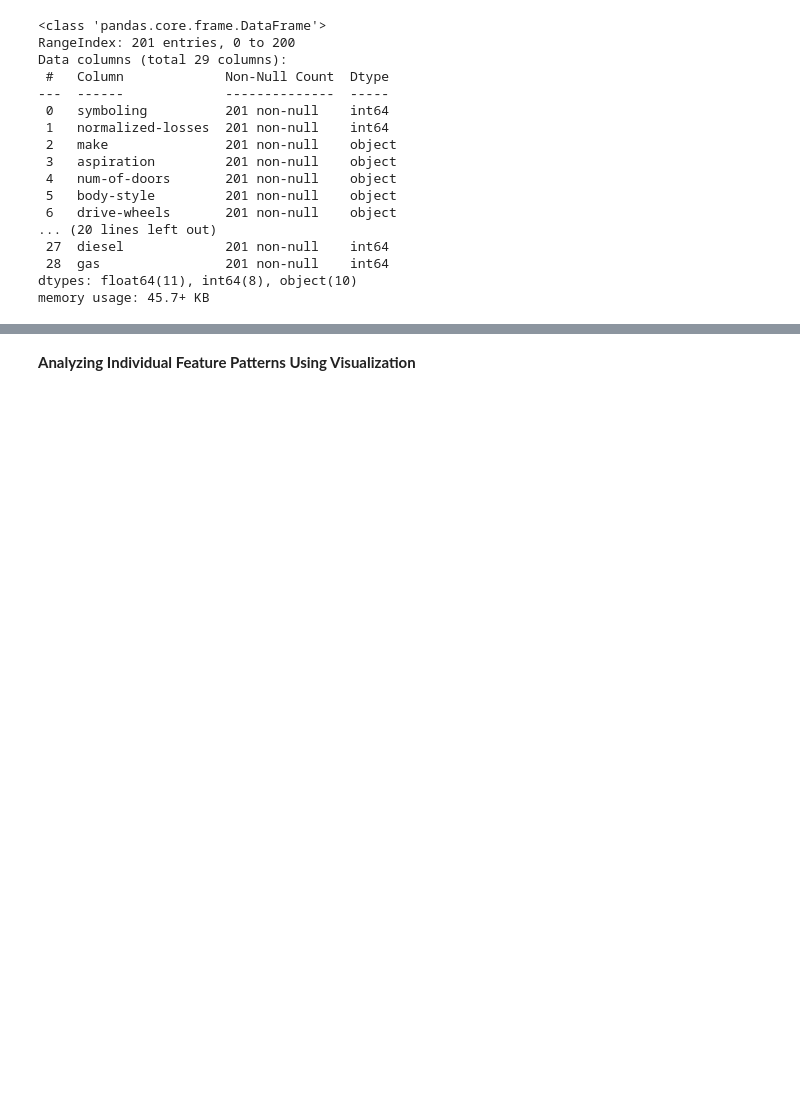
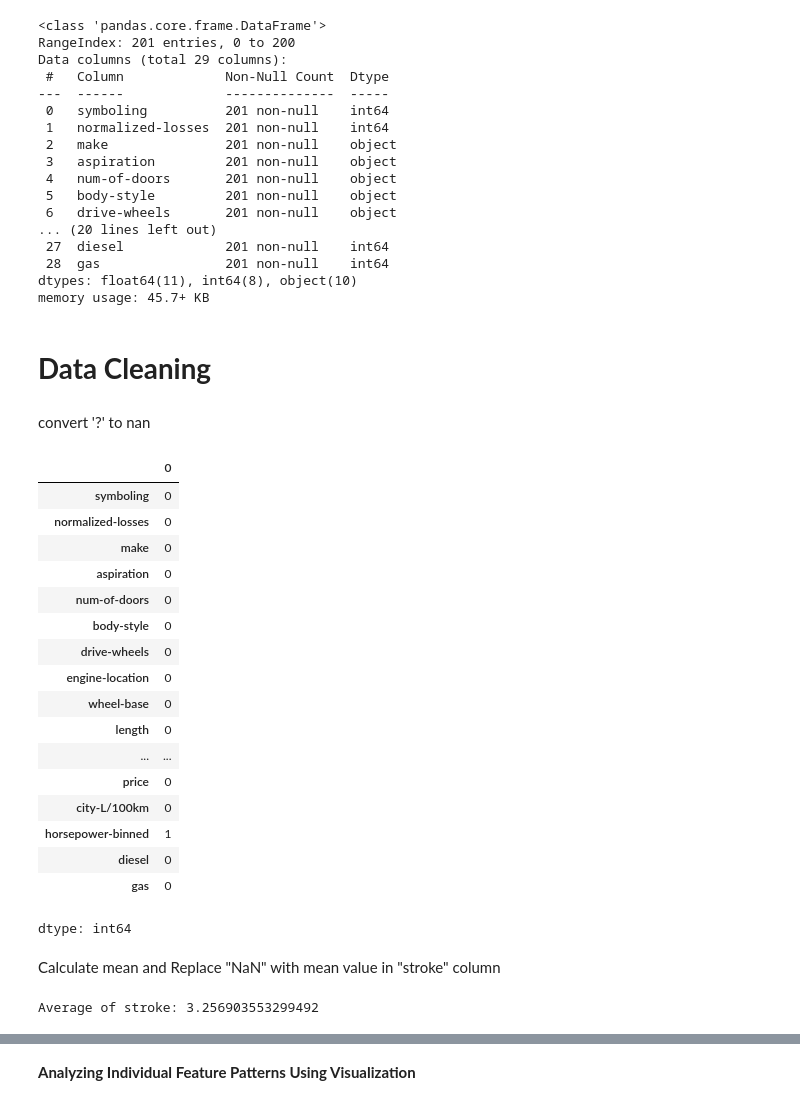
Before and after one commit to Furqan0123/TestRepo, a Jupyter notebook: Exploratory_Data_Analysis.ipynb, the cells around one changed output, grey strips where cells are left out. Drawn from its saved outputs; the diff is of its cells as text; code cells hidden in the pictures; blank space fills up the shorter version.

```diff
--- a/Exploratory_Data_Analysis.ipynb
+++ b/Exploratory_Data_Analysis.ipynb
@@ -75,3 +75,7 @@ Data columns (total 29 columns):
  28  gas                201 non-null    int64
 dtypes: float64(11), int64(8), object(10)
 memory usage: 45.7+ KB
+# %% [markdown]
+# **Data Cleaning**
+# %% [markdown]
+convert '?' to nan
@@ -77,0 +84,28 @@ memory usage: 45.7+ KB
+# %%
+df.isnull().sum()
+# %% [output]
+|  | 0 |
+| symboling | 0 |
+| normalized-losses | 0 |
+| make | 0 |
+| aspiration | 0 |
+| num-of-doors | 0 |
+| body-style | 0 |
+| drive-wheels | 0 |
+| engine-location | 0 |
+| wheel-base | 0 |
+| length | 0 |
+| ... | ... |
+| price | 0 |
+| city-L/100km | 0 |
+| horsepower-binned | 1 |
+| diesel | 0 |
+| gas | 0 |
+dtype: int64
+# %% [markdown]
+Calculate mean and Replace "NaN" with mean value in "stroke" column
+# %%
+avg_stroke=df['stroke'].astype('float').mean(axis=0)
+print("Average of stroke:", avg_stroke)
+# %% [output]
+Average of stroke: 3.256903553299492
```
Also changed, not shown: parts of 11 cells of this notebook.
